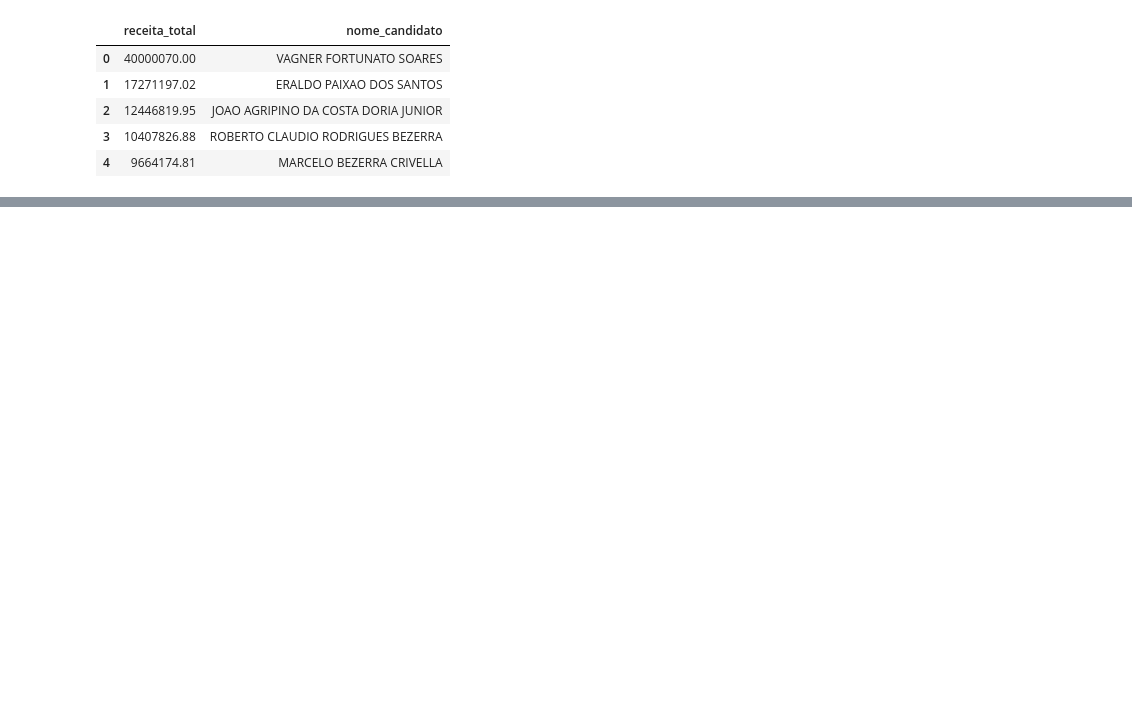
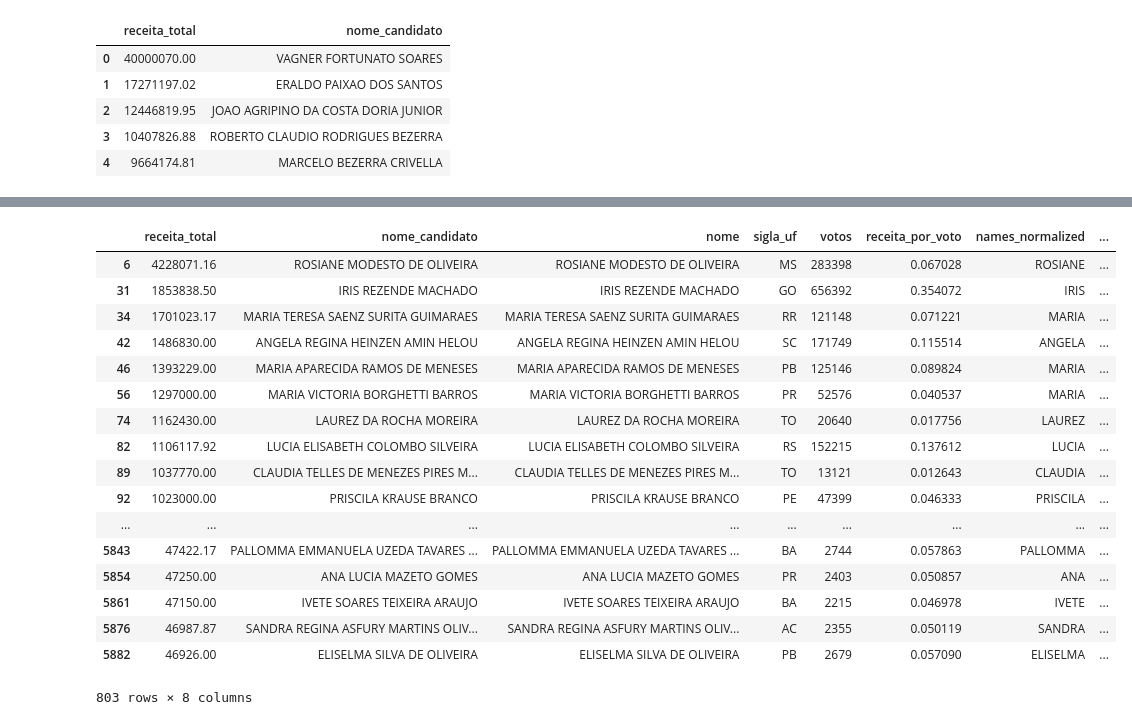
Before and after one commit to turicas/eleicoes-brasil, a Jupyter notebook: analyses/analises_receita_despesa.ipynb, the cells around one changed output, grey strips where cells are left out. Saved outputs shown, nothing was run; the diff lists cells and outputs as text; code cells hidden in the pictures; blank space fills up the shorter version.

```diff
--- a/analyses/analises_receita_despesa.ipynb
+++ b/analyses/analises_receita_despesa.ipynb
@@ -33,0 +213,21 @@ dados.head()
+# %%
+votos_receita.loc[votos_receita.gender_classification == 'Feminino'].sort_values('receita_total', ascending=False)
+# %% [output]
+|  | receita_total | nome_candidato | nome | sigla_uf | votos | receita_por_voto | names_normalized | ... |
+| 6 | 4228071.16 | ROSIANE MODESTO DE OLIVEIRA | ROSIANE MODESTO DE OLIVEIRA | MS | 283398 | 0.067028 | ROSIANE | ... |
+| 31 | 1853838.50 | IRIS REZENDE MACHADO | IRIS REZENDE MACHADO | GO | 656392 | 0.354072 | IRIS | ... |
+| 34 | 1701023.17 | MARIA TERESA SAENZ SURITA GUIMARAES | MARIA TERESA SAENZ SURITA GUIMARAES | RR | 121148 | 0.071221 | MARIA | ... |
+| 42 | 1486830.00 | ANGELA REGINA HEINZEN AMIN HELOU | ANGELA REGINA HEINZEN AMIN HELOU | SC | 171749 | 0.115514 | ANGELA | ... |
+| 46 | 1393229.00 | MARIA APARECIDA RAMOS DE MENESES | MARIA APARECIDA RAMOS DE MENESES | PB | 125146 | 0.089824 | MARIA | ... |
+| 56 | 1297000.00 | MARIA VICTORIA BORGHETTI BARROS | MARIA VICTORIA BORGHETTI BARROS | PR | 52576 | 0.040537 | MARIA | ... |
+| 74 | 1162430.00 | LAUREZ DA ROCHA MOREIRA | LAUREZ DA ROCHA MOREIRA | TO | 20640 | 0.017756 | LAUREZ | ... |
+| 82 | 1106117.92 | LUCIA ELISABETH COLOMBO SILVEIRA | LUCIA ELISABETH COLOMBO SILVEIRA | RS | 152215 | 0.137612 | LUCIA | ... |
+| 89 | 1037770.00 | CLAUDIA TELLES DE MENEZES PIRES M... | CLAUDIA TELLES DE MENEZES PIRES M... | TO | 13121 | 0.012643 | CLAUDIA | ... |
+| 92 | 1023000.00 | PRISCILA KRAUSE BRANCO | PRISCILA KRAUSE BRANCO | PE | 47399 | 0.046333 | PRISCILA | ... |
+| ... | ... | ... | ... | ... | ... | ... | ... | ... |
+| 5843 | 47422.17 | PALLOMMA EMMANUELA UZEDA TAVARES ... | PALLOMMA EMMANUELA UZEDA TAVARES ... | BA | 2744 | 0.057863 | PALLOMMA | ... |
+| 5854 | 47250.00 | ANA LUCIA MAZETO GOMES | ANA LUCIA MAZETO GOMES | PR | 2403 | 0.050857 | ANA | ... |
+| 5861 | 47150.00 | IVETE SOARES TEIXEIRA ARAUJO | IVETE SOARES TEIXEIRA ARAUJO | BA | 2215 | 0.046978 | IVETE | ... |
+| 5876 | 46987.87 | SANDRA REGINA ASFURY MARTINS OLIV... | SANDRA REGINA ASFURY MARTINS OLIV... | AC | 2355 | 0.050119 | SANDRA | ... |
+| 5882 | 46926.00 | ELISELMA SILVA DE OLIVEIRA | ELISELMA SILVA DE OLIVEIRA | PB | 2679 | 0.057090 | ELISELMA | ... |
+803 rows × 8 columns
```
Also changed, not shown: parts of 43 cells of this notebook.
